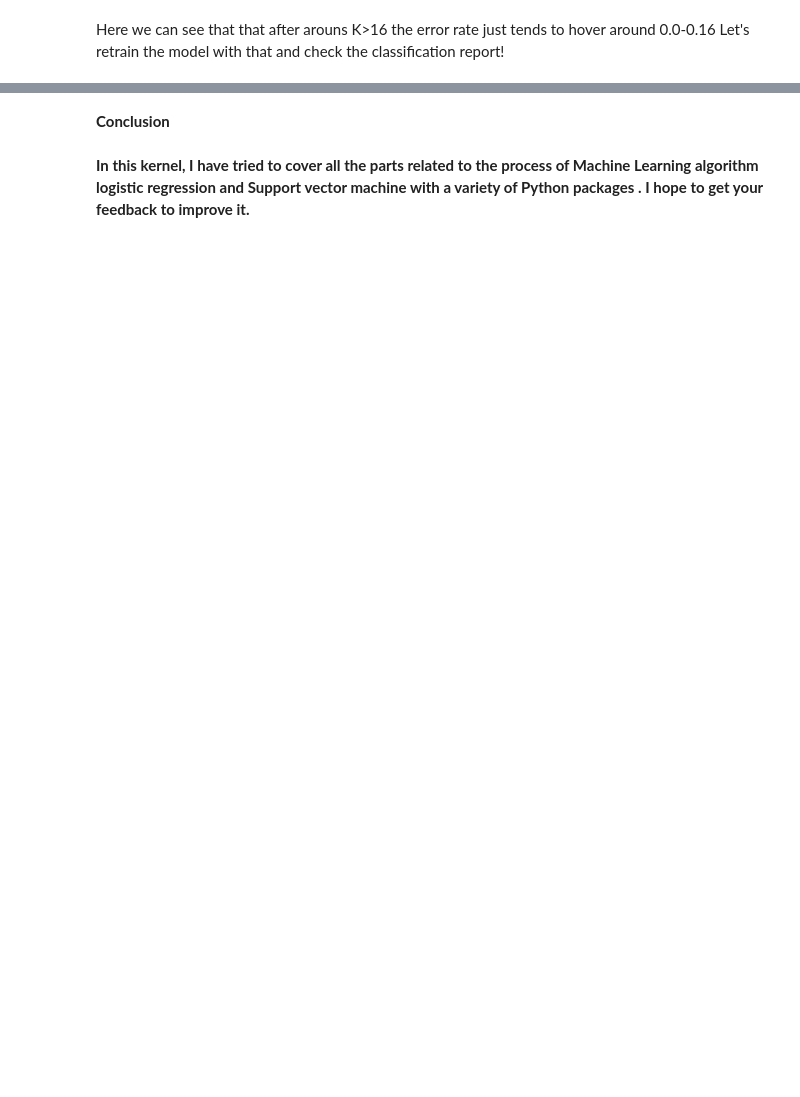
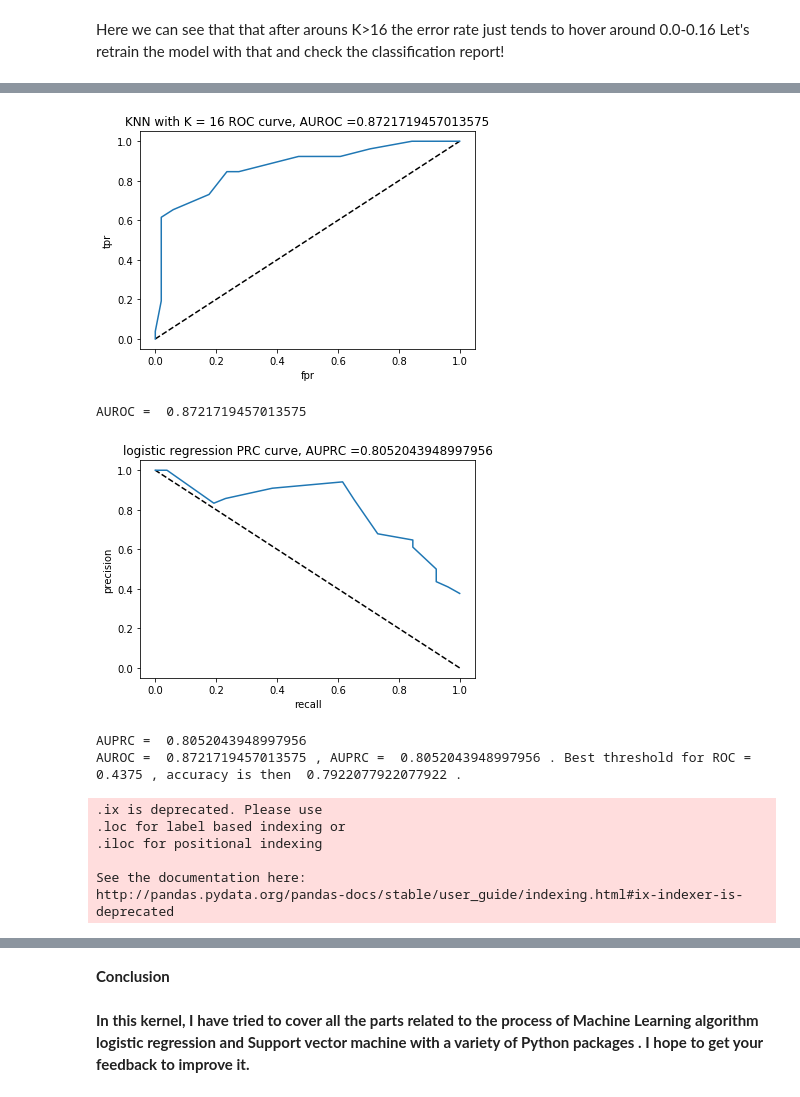
Before and after one commit to SherylHYX/AUROC-vs-AUPRC, a Jupyter notebook: diabetes/pima-diabetes-using-logistic-and-knn-84-Sheryl1020.ipynb, the cells around one changed output, grey strips where cells are left out. Drawn from its saved outputs; the diff is of its cells as text; code cells hidden in the pictures; blank space fills up the shorter version.

```diff
--- a/diabetes/pima-diabetes-using-logistic-and-knn-84-Sheryl1020.ipynb
+++ b/diabetes/pima-diabetes-using-logistic-and-knn-84-Sheryl1020.ipynb
@@ -548,2 +548,54 @@ print(classification_report(y_test,pred))
    macro avg       0.85      0.80      0.81        77
 weighted avg       0.84      0.84      0.84        77
+# %%
+# added by Sheryl for KNN with K = 16
+knn = KNeighborsClassifier(16)
+knn.fit(X_train,y_train)
+from sklearn.metrics import roc_curve
+y_pred_proba =knn.predict_proba(X_test)[:,1]
+fpr, tpr, thresholds = roc_curve(y_test, y_pred_proba)
+#Area under ROC curve
+from sklearn.metrics import roc_auc_score
+auroc = roc_auc_score(y_test,y_pred_proba)
+plt.plot([0,1],[0,1],'k--')
+plt.plot(fpr,tpr, label='logistic')
+plt.xlabel('fpr')
+plt.ylabel('tpr')
+title_name = 'KNN with K = 16 ROC curve, AUROC ='+str(auroc)
+plt.title(title_name)
+plt.savefig('KNN with K = 16 ROC curve.png')
+plt.show()
+print('AUROC = ',auroc)
+from sklearn.metrics import precision_recall_curve
+precision, recall, thresholds = precision_recall_curve(y_test,y_pred_proba)
+from sklearn.metrics import auc
+auprc = auc(recall, precision)
+plt.plot([1,0],[0,1],'k--')
+plt.plot(recall,precision, label='logistic')
+plt.xlabel('recall')
+plt.ylabel('precision')
+title_name = 'logistic regression PRC curve, AUPRC ='+str(auprc)
+plt.title(title_name)
+plt.savefig('KNN with K = 16 PRC curve.png')
+plt.show()
+print('AUPRC = ',auprc)
+threshold = Find_Optimal_Cutoff(y_test,y_pred_proba)
+from sklearn.metrics import accuracy_score
+y_pred = y_pred_proba>threshold
+accuracy = accuracy_score(y_test, y_pred)
+
+# report of scores
+print('AUROC = ',auroc,', AUPRC = ',auprc,'. Best threshold for ROC = ',threshold[0], ', accuracy is then ',accuracy,'.')
+# end of sections added by Sheryl
+# %% [output]
+[figure, added]
+AUROC =  0.8721719457013575
+[figure, added]
+AUPRC =  0.8052043948997956
+AUROC =  0.8721719457013575 , AUPRC =  0.8052043948997956 . Best threshold for ROC =  0.4375 , accuracy is then  0.7922077922077922 .
+.ix is deprecated. Please use
+.loc for label based indexing or
+.iloc for positional indexing
+
+See the documentation here:
+http://pandas.pydata.org/pandas-docs/stable/user_guide/indexing.html#ix-indexer-is-deprecated
```
Also changed, not shown: parts of 6 cells of this notebook, 3 other files.
